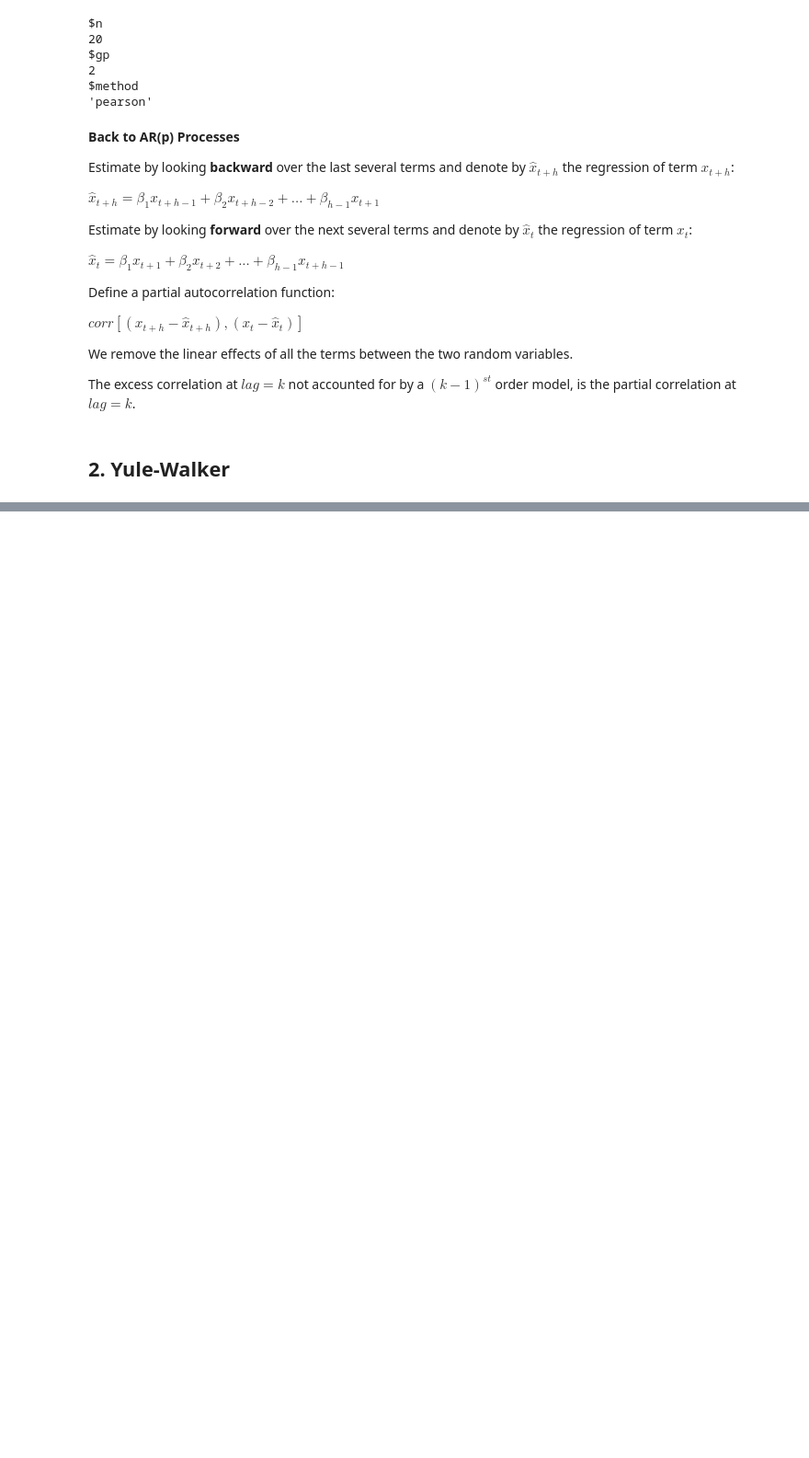
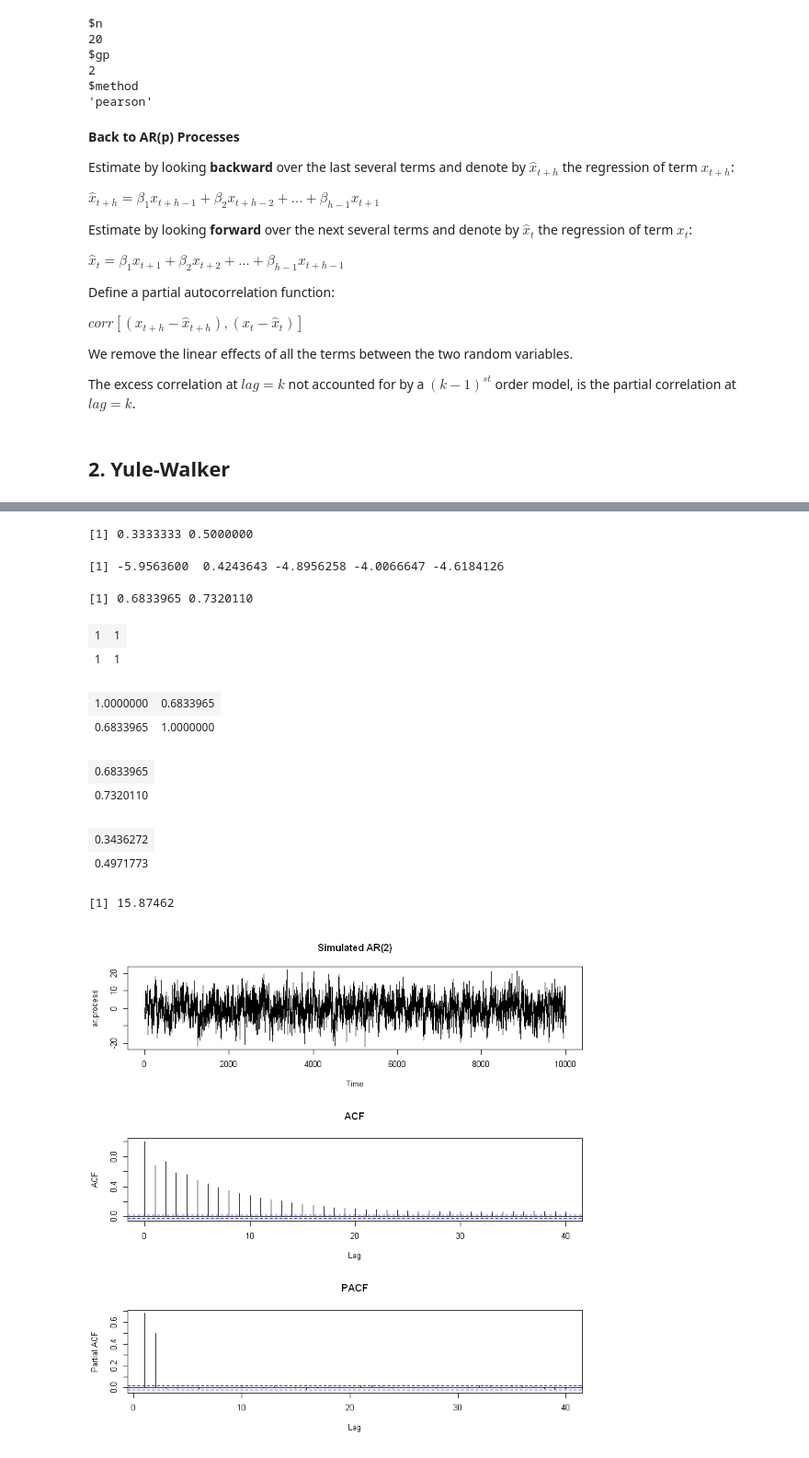
Before and after one commit to Lucas-Okamura/Timeseries-University-NY, a Jupyter notebook: notebooks/week4_ar_yule_walker_pacf.ipynb, the cells around one changed output, grey strips where cells are left out. Shown at 92% size. Drawn from its saved outputs; the diff is of its cells as text; code cells hidden in the pictures; blank space fills up the shorter version.

Commit message:
Week 4: Yule-Walker Matrix

```diff
--- a/notebooks/week4_ar_yule_walker_pacf.ipynb
+++ b/notebooks/week4_ar_yule_walker_pacf.ipynb
@@ -215,0 +285,71 @@ The excess correlation at $lag = k$ not accounted for by a $(k - 1)^{st}$ order
+# %%
+# set seed
+set.seed(2017)
+
+# model parameters (we will estimate them)
+sigma = 4
+phi = NULL
+phi[1:2] = c(1/3, 1/2)
+phi
+# %% [output]
+[1] 0.3333333 0.5000000
+# %%
+# number of data points
+n = 10000
+
+# simulate ar process
+ar.process = arima.sim(n, model = list(ar = c(1/3, 1/2)), sd = 4)
+ar.process[1:5]
+# %% [output]
+[1] -5.9563600  0.4243643 -4.8956258 -4.0066647 -4.6184126
+# %%
+# find and name 2nd and 3rd sample autocorrelation
+r = NULL
+r[1:2] = acf(ar.process, plot = F)$acf[2:3]
+r
+# %% [output]
+[1] 0.6833965 0.7320110
+# %%
+# matrix R
+R = matrix(1, 2, 2) # matrix 2x2 with all values equal to 1
+R
+# %% [output]
+| 1 | 1 |
+| 1 | 1 |
+# %%
+# edit R
+R[1,2] = r[1]
+R[2,1] = r[1]
+R
+# %% [output]
+| 1.0000000 | 0.6833965 |
+| 0.6833965 | 1.0000000 |
+# %%
+# b-column vector on the right
+b = matrix(r, nrow = 2, ncol = 1)
+b
+# %% [output]
+| 0.6833965 |
+| 0.7320110 |
+# %%
+# solve(R, b) solves Rx = b, and gives x = R^(-1)b vector
+phi.hat = solve(R, b)
+phi.hat
+# %% [output]
+| 0.3436272 |
+| 0.4971773 |
+# %%
+# variance estimation
+c0=acf(ar.process, type='covariance', plot=F)$acf[1]
+var.hat=c0*(1-sum(phi.hat*r))
+var.hat
+# %% [output]
+[1] 15.87462
+# %%
+# plot time series, along with acf, pacf
+par(mfrow=c(3,1))
+plot(ar.process, main='Simulated AR(2)')
+acf(ar.process, main='ACF')
+pacf(ar.process, main='PACF')
+# %% [output]
+[figure, added]
```
Also changed, not shown: parts of 13 cells of this notebook.
